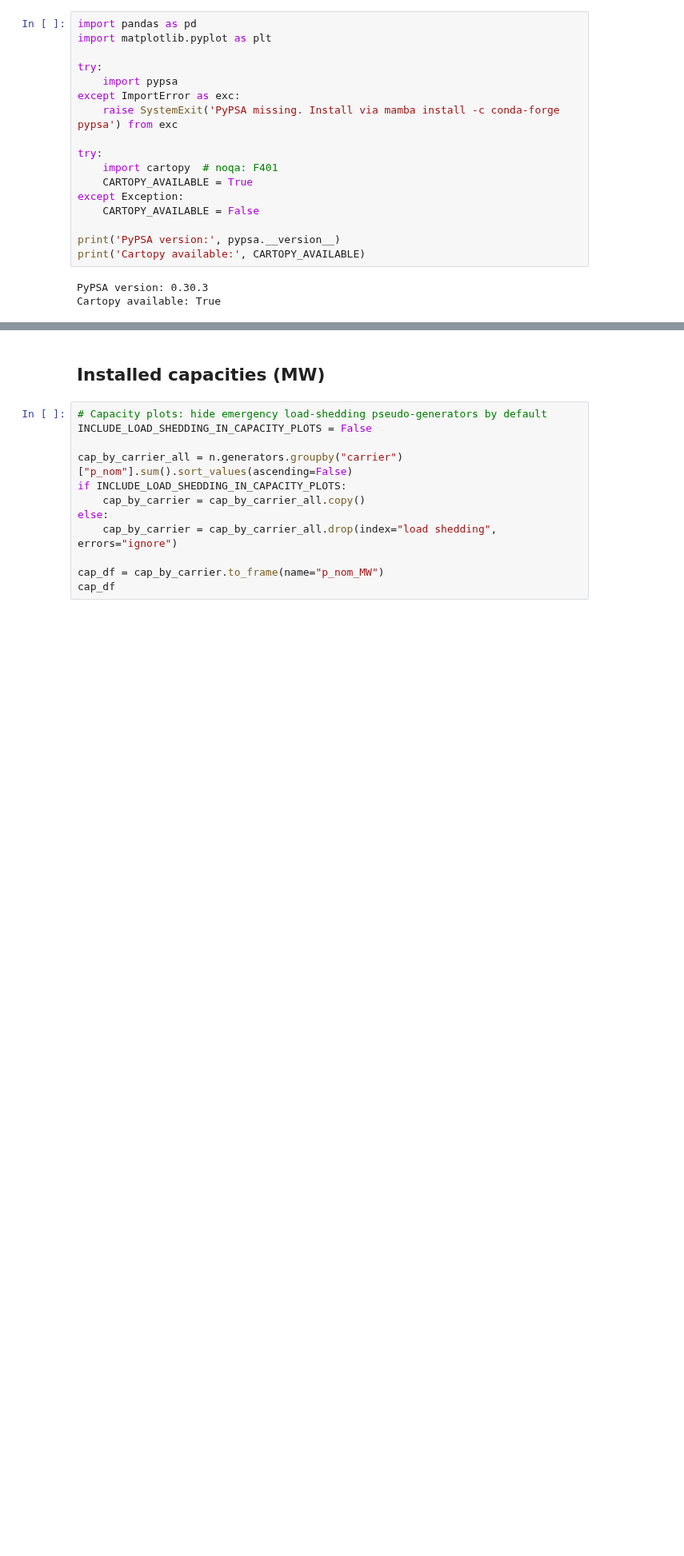
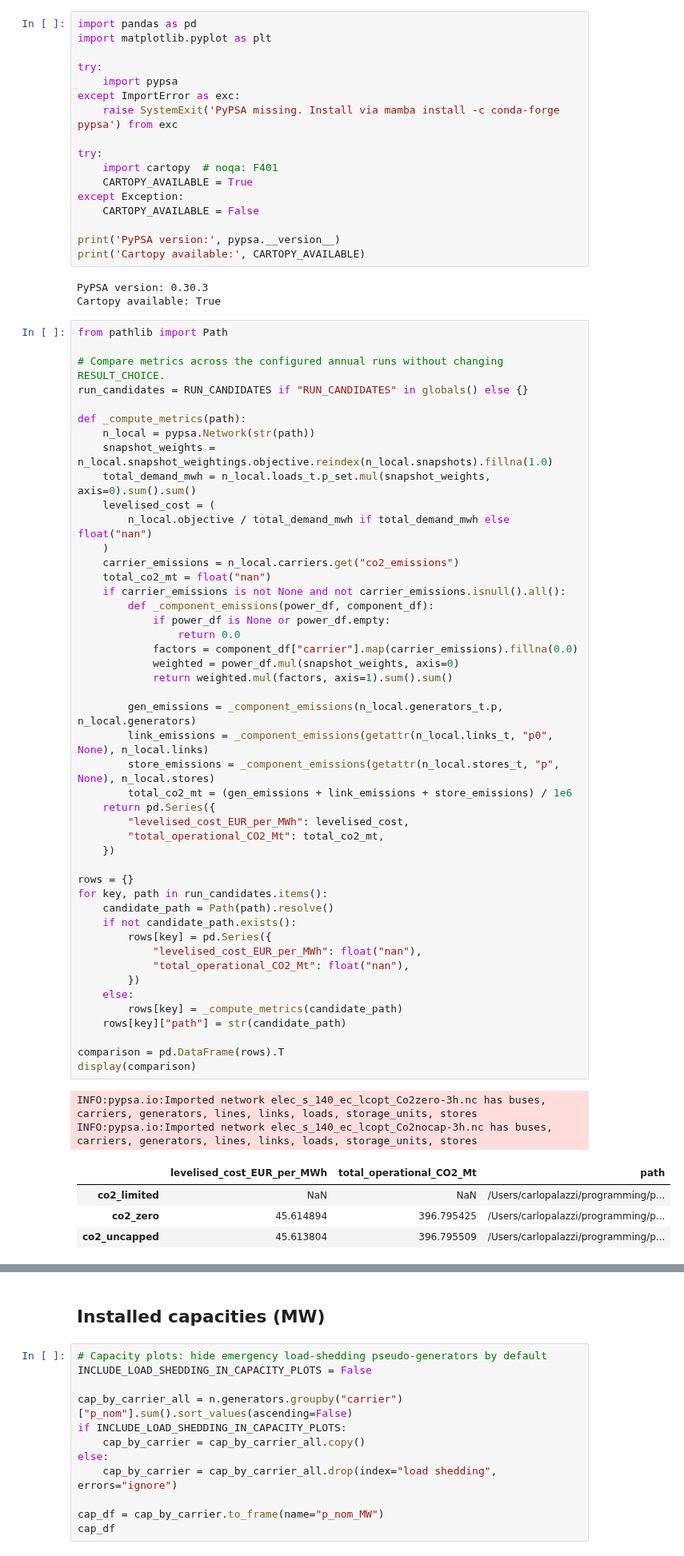
Before and after one commit to cpalazzi/pypsa-earth-green-auklet, a Jupyter notebook: notebooks/001_run_analysis.ipynb, the cells around one changed output, grey strips where cells are left out. Shown at 80% size. Saved outputs shown, nothing was run; the diff lists cells and outputs as text; blank space fills up the shorter version.

```diff
--- a/notebooks/001_run_analysis.ipynb
+++ b/notebooks/001_run_analysis.ipynb
@@ -58,3 +66,56 @@ print('Cartopy available:', CARTOPY_AVAILABLE)
 # %% [output]
 PyPSA version: 0.30.3
 Cartopy available: True
+# %%
+from pathlib import Path
+
+# Compare metrics across the configured annual runs without changing RESULT_CHOICE.
+run_candidates = RUN_CANDIDATES if "RUN_CANDIDATES" in globals() else {}
+
+def _compute_metrics(path):
+    n_local = pypsa.Network(str(path))
+    snapshot_weights = n_local.snapshot_weightings.objective.reindex(n_local.snapshots).fillna(1.0)
+    total_demand_mwh = n_local.loads_t.p_set.mul(snapshot_weights, axis=0).sum().sum()
+    levelised_cost = (
+        n_local.objective / total_demand_mwh if total_demand_mwh else float("nan")
+    )
+    carrier_emissions = n_local.carriers.get("co2_emissions")
+    total_co2_mt = float("nan")
+    if carrier_emissions is not None and not carrier_emissions.isnull().all():
+        def _component_emissions(power_df, component_df):
+            if power_df is None or power_df.empty:
+                return 0.0
+            factors = component_df["carrier"].map(carrier_emissions).fillna(0.0)
+            weighted = power_df.mul(snapshot_weights, axis=0)
+            return weighted.mul(factors, axis=1).sum().sum()
+
+        gen_emissions = _component_emissions(n_local.generators_t.p, n_local.generators)
+        link_emissions = _component_emissions(getattr(n_local.links_t, "p0", None), n_local.links)
+        store_emissions = _component_emissions(getattr(n_local.stores_t, "p", None), n_local.stores)
+        total_co2_mt = (gen_emissions + link_emissions + store_emissions) / 1e6
+    return pd.Series({
+        "levelised_cost_EUR_per_MWh": levelised_cost,
+        "total_operational_CO2_Mt": total_co2_mt,
+    })
+
+rows = {}
+for key, path in run_candidates.items():
+    candidate_path = Path(path).resolve()
+    if not candidate_path.exists():
+        rows[key] = pd.Series({
+            "levelised_cost_EUR_per_MWh": float("nan"),
+            "total_operational_CO2_Mt": float("nan"),
+        })
+    else:
+        rows[key] = _compute_metrics(candidate_path)
+    rows[key]["path"] = str(candidate_path)
+
+comparison = pd.DataFrame(rows).T
+display(comparison)
+# %% [output]
+INFO:pypsa.io:Imported network elec_s_140_ec_lcopt_Co2zero-3h.nc has buses, carriers, generators, lines, links, loads, storage_units, stores
+INFO:pypsa.io:Imported network elec_s_140_ec_lcopt_Co2nocap-3h.nc has buses, carriers, generators, lines, links, loads, storage_units, stores
+|  | levelised_cost_EUR_per_MWh | total_operational_CO2_Mt | path |
+| co2_limited | NaN | NaN | /Users/carlopalazzi/programming/p... |
+| co2_zero | 45.614894 | 396.795425 | /Users/carlopalazzi/programming/p... |
+| co2_uncapped | 45.613804 | 396.795509 | /Users/carlopalazzi/programming/p... |
```
Also changed, not shown: parts of 9 cells of this notebook, 15 other files.
